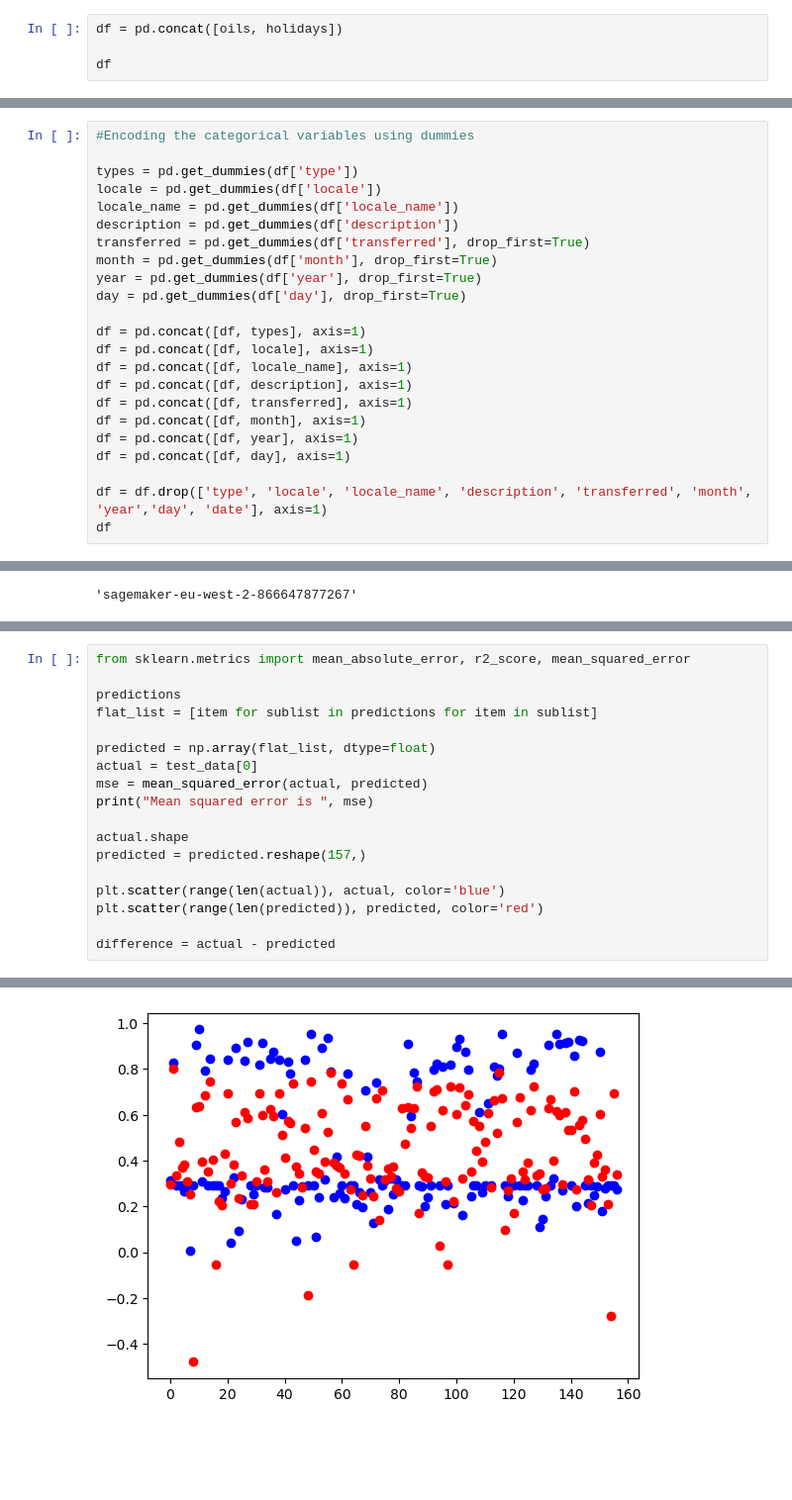
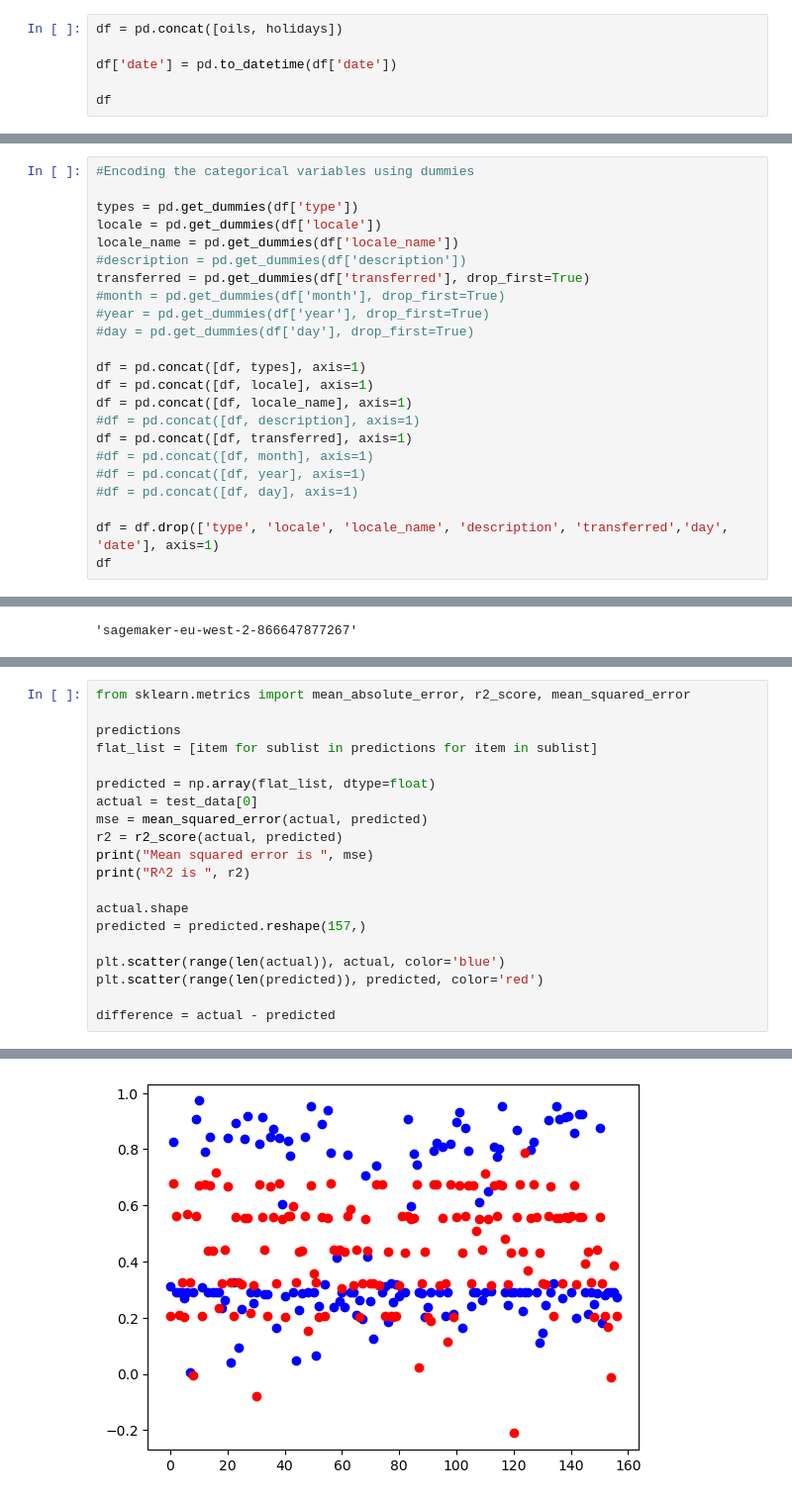
Before and after one commit to Amiromar1/DS-CHALLENGE, a Jupyter notebook: DS-2.ipynb, the cells around one changed output, grey strips where cells are left out. Shown at 99% size. Drawn from its saved outputs; the diff is of its cells as text; blank space fills up the shorter version.

```diff
--- a/DS-2.ipynb
+++ b/DS-2.ipynb
@@ -49,6 +49,8 @@ len(oils.date.unique())
 # %%
 df = pd.concat([oils, holidays])
 
+df['date'] = pd.to_datetime(df['date'])
+
 df
 # %% [output]
 |  | date | dcoilwtico | type | locale | locale_name | description | transferred |
@@ -182,21 +184,21 @@ df
 types = pd.get_dummies(df['type'])
 locale = pd.get_dummies(df['locale'])
 locale_name = pd.get_dummies(df['locale_name'])
-description = pd.get_dummies(df['description'])
+#description = pd.get_dummies(df['description'])
 transferred = pd.get_dummies(df['transferred'], drop_first=True)
-month = pd.get_dummies(df['month'], drop_first=True)
-year = pd.get_dummies(df['year'], drop_first=True)
-day = pd.get_dummies(df['day'], drop_first=True)
+#month = pd.get_dummies(df['month'], drop_first=True)
+#year = pd.get_dummies(df['year'], drop_first=True)
+#day = pd.get_dummies(df['day'], drop_first=True)
 
 df = pd.concat([df, types], axis=1)
 df = pd.concat([df, locale], axis=1)
 df = pd.concat([df, locale_name], axis=1)
-df = pd.concat([df, description], axis=1)
+#df = pd.concat([df, description], axis=1)
 df = pd.concat([df, transferred], axis=1)
-df = pd.concat([df, month], axis=1)
-df = pd.concat([df, year], axis=1)
-df = pd.concat([df, day], axis=1)
+#df = pd.concat([df, month], axis=1)
+#df = pd.concat([df, year], axis=1)
+#df = pd.concat([df, day], axis=1)
 
-df = df.drop(['type', 'locale', 'locale_name', 'description', 'transferred', 'month', 'year','day', 'date'], axis=1)
+df = df.drop(['type', 'locale', 'locale_name', 'description', 'transferred','day', 'date'], axis=1)
 df
 # %% [output]
@@ -539,7 +537,9 @@ flat_list = [item for sublist in predictions for item in sublist]
 predicted = np.array(flat_list, dtype=float)
 actual = test_data[0]
 mse = mean_squared_error(actual, predicted)
+r2 = r2_score(actual, predicted)
 print("Mean squared error is ", mse)
+print("R^2 is ", r2)
 
 actual.shape
 predicted = predicted.reshape(157,)
@@ -565,4 +554,4 @@ Name: 0, Length: 157, dtype: float64
-[figure, old version]
+[figure, new version]
 # %%
 tuning_job_name = "CHALLE-OIL"
 sm.create_hyper_parameter_tuning_job(HyperParameterTuningJobName = tuning_job_name,
```
Also changed, not shown: parts of 13 cells of this notebook.
